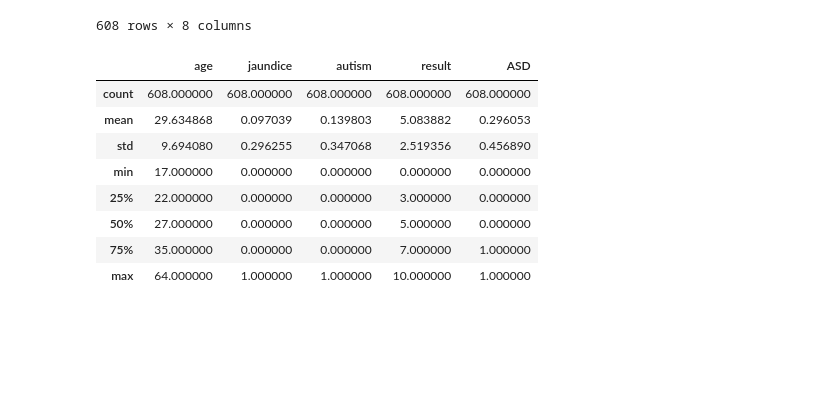
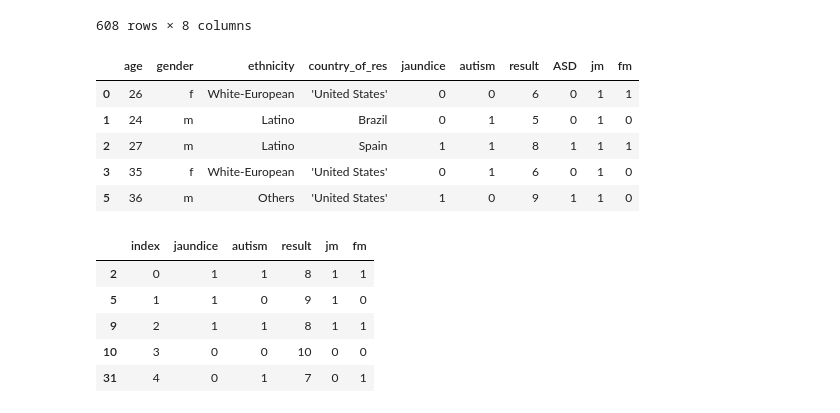
Before and after one commit to DMShino/DFEDATA5-Project, a Jupyter notebook: DManning_DFEData5_Project.ipynb, the cells around one changed output. Saved outputs shown, nothing was run; the diff lists cells and outputs as text; code cells hidden in the pictures; blank space fills up the shorter version.

```diff
--- a/DManning_DFEData5_Project.ipynb
+++ b/DManning_DFEData5_Project.ipynb
@@ -125,22 +121,17 @@ data
 | 702 | 35 | m | 'South Asian' | Pakistan | 0 | 0 | 6 | 0 |
 | 703 | 26 | f | White-European | Cyprus | 0 | 0 | 8 | 1 |
 608 rows × 8 columns
-# %%
-#Retrieve the statistics of the numerical data
-data.describe()
-# %% [output]
-|  | age | jaundice | autism | result | ASD |
-| count | 608.000000 | 608.000000 | 608.000000 | 608.000000 | 608.000000 |
-| mean | 29.634868 | 0.097039 | 0.139803 | 5.083882 | 0.296053 |
-| std | 9.694080 | 0.296255 | 0.347068 | 2.519356 | 0.456890 |
-| min | 17.000000 | 0.000000 | 0.000000 | 0.000000 | 0.000000 |
-| 25% | 22.000000 | 0.000000 | 0.000000 | 3.000000 | 0.000000 |
-| 50% | 27.000000 | 0.000000 | 0.000000 | 5.000000 | 0.000000 |
-| 75% | 35.000000 | 0.000000 | 0.000000 | 7.000000 | 1.000000 |
-| max | 64.000000 | 1.000000 | 1.000000 | 10.000000 | 1.000000 |
 # %%
 #comparing ASD diagnosis vs Jaundice trait & Family member diagnosis
 data['jm'] = (data['jaundice'].ne(data['ASD'])).ne(1)
 data['fm'] = (data['autism'].ne(data['ASD'])).ne(1)
-data = data.astype({"jm": int, "fm":int})
+data = data.astype({"jm": int, "fm":int, "ASD":int})
+data.head()
+# %% [output]
+|  | age | gender | ethnicity | country_of_res | jaundice | autism | result | ASD | jm | fm |
+| 0 | 26 | f | White-European | 'United States' | 0 | 0 | 6 | 0 | 1 | 1 |
+| 1 | 24 | m | Latino | Brazil | 0 | 1 | 5 | 0 | 1 | 0 |
+| 2 | 27 | m | Latino | Spain | 1 | 1 | 8 | 1 | 1 | 1 |
+| 3 | 35 | f | White-European | 'United States' | 0 | 1 | 6 | 0 | 1 | 0 |
+| 5 | 36 | m | Others | 'United States' | 1 | 0 | 9 | 1 | 1 | 0 |
 # %%
@@ -152 +144,10 @@ datacheck.drop(["age", "gender", "ethnicity","country_of_res"], axis=1, inplace=
+# %%
+datacheck.head()
+# %% [output]
+|  | index | jaundice | autism | result | jm | fm |
+| 2 | 0 | 1 | 1 | 8 | 1 | 1 |
+| 5 | 1 | 1 | 0 | 9 | 1 | 0 |
+| 9 | 2 | 1 | 1 | 8 | 1 | 1 |
+| 10 | 3 | 0 | 0 | 10 | 0 | 0 |
+| 31 | 4 | 0 | 1 | 7 | 0 | 1 |
 # %%
```
Also changed, not shown: parts of 10 cells of this notebook.
